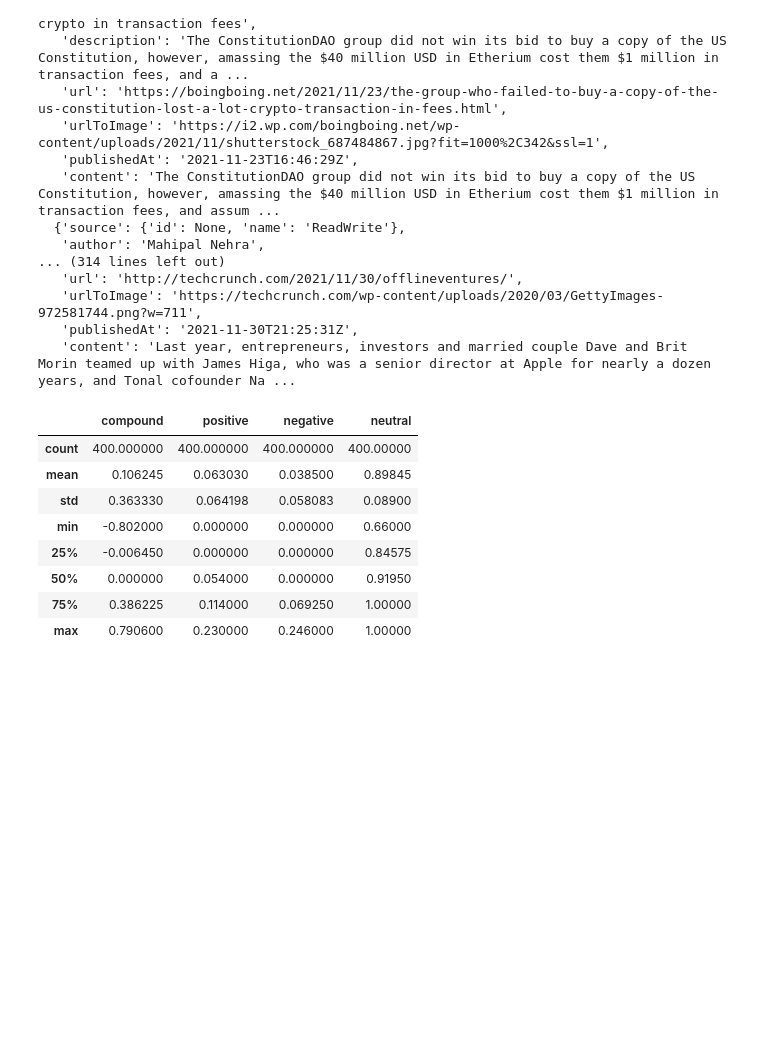
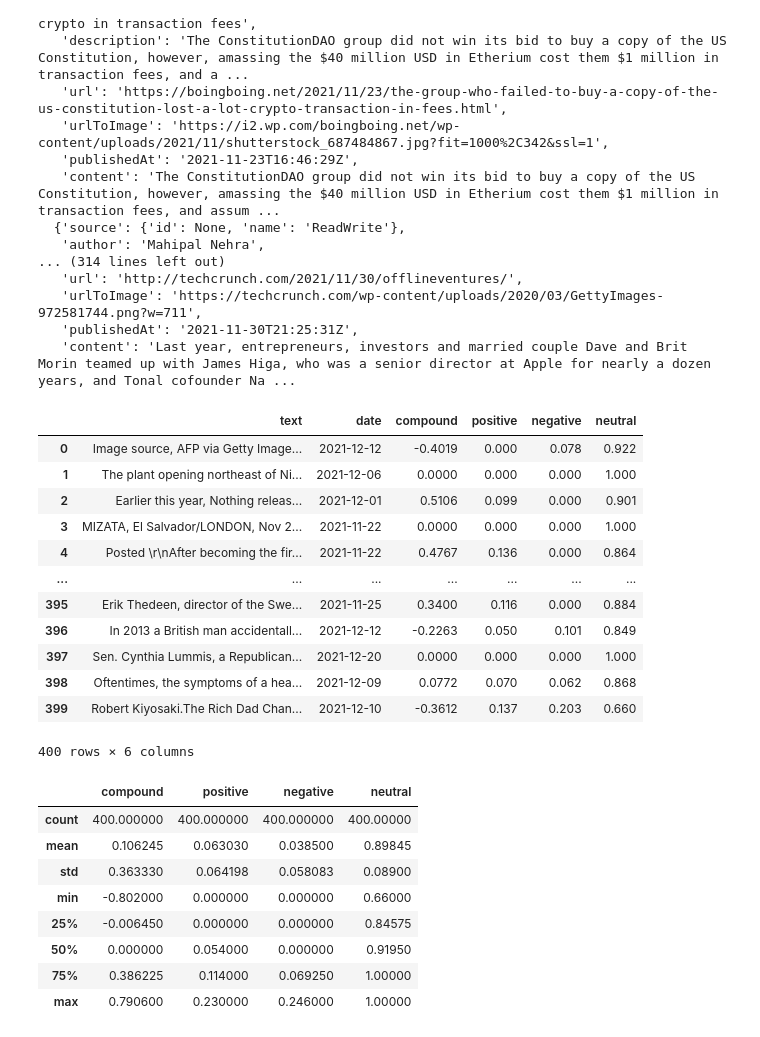
Before and after one commit to Rwbrandt/Crypto_Analysis, a Jupyter notebook: crypto_sentiment.ipynb, the cells around one changed output. Drawn from its saved outputs; the diff is of its cells as text; code cells hidden in the pictures; blank space fills up the shorter version.

```diff
--- a/crypto_sentiment.ipynb
+++ b/crypto_sentiment.ipynb
@@ -143,6 +143,22 @@ for article in eth_headlines["articles"]:
 # %%
 #Create the Bitcoin sentiment DataFrame
 eth_df = pd.DataFrame(eth_sentiments)
+# %%
+btc_df
+# %% [output]
+|  | text | date | compound | positive | negative | neutral |
+| 0 | Image source, AFP via Getty Image... | 2021-12-12 | -0.4019 | 0.000 | 0.078 | 0.922 |
+| 1 | The plant opening northeast of Ni... | 2021-12-06 | 0.0000 | 0.000 | 0.000 | 1.000 |
+| 2 | Earlier this year, Nothing releas... | 2021-12-01 | 0.5106 | 0.099 | 0.000 | 0.901 |
+| 3 | MIZATA, El Salvador/LONDON, Nov 2... | 2021-11-22 | 0.0000 | 0.000 | 0.000 | 1.000 |
+| 4 | Posted \r\nAfter becoming the fir... | 2021-11-22 | 0.4767 | 0.136 | 0.000 | 0.864 |
+| ... | ... | ... | ... | ... | ... | ... |
+| 395 | Erik Thedeen, director of the Swe... | 2021-11-25 | 0.3400 | 0.116 | 0.000 | 0.884 |
+| 396 | In 2013 a British man accidentall... | 2021-12-12 | -0.2263 | 0.050 | 0.101 | 0.849 |
+| 397 | Sen. Cynthia Lummis, a Republican... | 2021-12-20 | 0.0000 | 0.000 | 0.000 | 1.000 |
+| 398 | Oftentimes, the symptoms of a hea... | 2021-12-09 | 0.0772 | 0.070 | 0.062 | 0.868 |
+| 399 | Robert Kiyosaki.The Rich Dad Chan... | 2021-12-10 | -0.3612 | 0.137 | 0.203 | 0.660 |
+400 rows × 6 columns
 # %%
 # Describe the Bitcoin Sentiment
 btc_df.describe()
```
Also changed, not shown: parts of 13 cells of this notebook.
